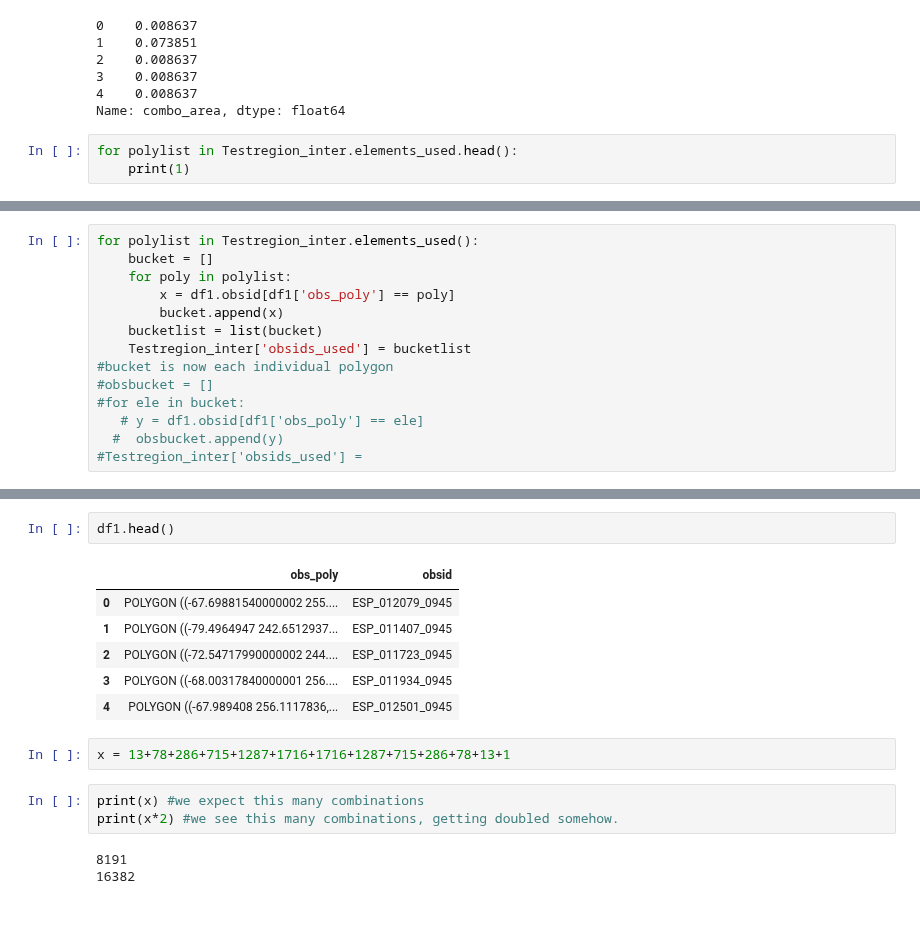
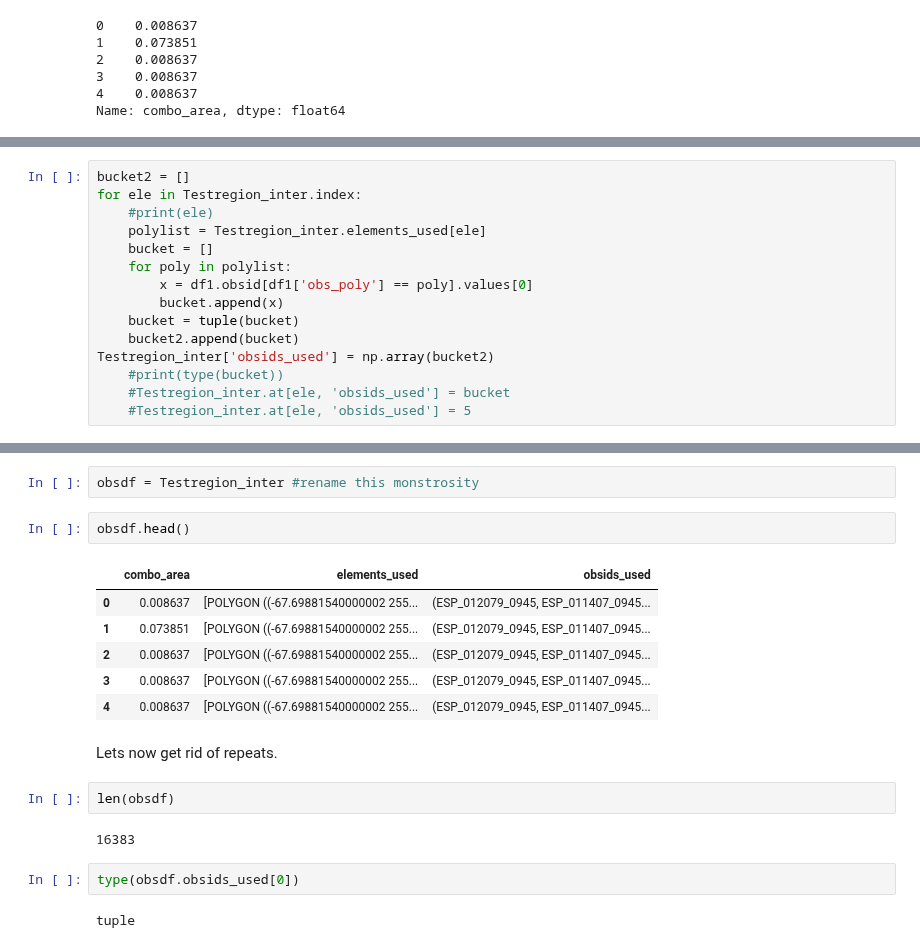
Before and after one commit to zalfalah/Honors, a Jupyter notebook: Creating Combo DF.ipynb, the cells around one changed output, grey strips where cells are left out. Saved outputs shown, nothing was run; the diff lists cells and outputs as text; blank space fills up the shorter version.

```diff
--- a/Creating Combo DF.ipynb
+++ b/Creating Combo DF.ipynb
@@ -141,6 +175,3 @@ Testregion_inter.combo_area.head()
 3    0.008637
 4    0.008637
 Name: combo_area, dtype: float64
-# %%
-for polylist in Testregion_inter.elements_used.head():
-    print(1)
@@ -153,14 +178,15 @@ for polylist in Testregion_inter.elements_used.head():
 # %%
-for polylist in Testregion_inter.elements_used():
+bucket2 = []
+for ele in Testregion_inter.index:
+    #print(ele)
+    polylist = Testregion_inter.elements_used[ele]
     bucket = []
     for poly in polylist:
-        x = df1.obsid[df1['obs_poly'] == poly]
+        x = df1.obsid[df1['obs_poly'] == poly].values[0]
         bucket.append(x)
-    bucketlist = list(bucket)
-    Testregion_inter['obsids_used'] = bucketlist
-#bucket is now each individual polygon
-#obsbucket = []
-#for ele in bucket:
-   # y = df1.obsid[df1['obs_poly'] == ele]
-  #  obsbucket.append(y)
-#Testregion_inter['obsids_used'] =
+    bucket = tuple(bucket)
+    bucket2.append(bucket)
+Testregion_inter['obsids_used'] = np.array(bucket2)
+    #print(type(bucket))
+    #Testregion_inter.at[ele, 'obsids_used'] = bucket
+    #Testregion_inter.at[ele, 'obsids_used'] = 5
@@ -187,17 +203,21 @@ print(len(df2))
+# %%
+obsdf = Testregion_inter #rename this monstrosity
 # %%
-df1.head()
+obsdf.head()
 # %% [output]
-|  | obs_poly | obsid |
-| 0 | POLYGON ((-67.69881540000002 255.... | ESP_012079_0945 |
-| 1 | POLYGON ((-79.4964947 242.6512937... | ESP_011407_0945 |
-| 2 | POLYGON ((-72.54717990000002 244.... | ESP_011723_0945 |
-| 3 | POLYGON ((-68.00317840000001 256.... | ESP_011934_0945 |
-| 4 | POLYGON ((-67.989408 256.1117836,... | ESP_012501_0945 |
+|  | combo_area | elements_used | obsids_used |
+| 0 | 0.008637 | [POLYGON ((-67.69881540000002 255... | (ESP_012079_0945, ESP_011407_0945... |
+| 1 | 0.073851 | [POLYGON ((-67.69881540000002 255... | (ESP_012079_0945, ESP_011407_0945... |
+| 2 | 0.008637 | [POLYGON ((-67.69881540000002 255... | (ESP_012079_0945, ESP_011407_0945... |
+| 3 | 0.008637 | [POLYGON ((-67.69881540000002 255... | (ESP_012079_0945, ESP_011407_0945... |
+| 4 | 0.008637 | [POLYGON ((-67.69881540000002 255... | (ESP_012079_0945, ESP_011407_0945... |
-# %%
-x = 13+78+286+715+1287+1716+1716+1287+715+286+78+13+1
-# %%
-print(x) #we expect this many combinations
-print(x*2) #we see this many combinations, getting doubled somehow.
-# %% [output]
-8191
-16382
+# %% [markdown]
+Lets now get rid of repeats.
+# %%
+len(obsdf)
+# %% [output]
+16383
+# %%
+type(obsdf.obsids_used[0])
+# %% [output]
+tuple
```
Also changed, not shown: parts of 23 cells of this notebook, 1 other file.
